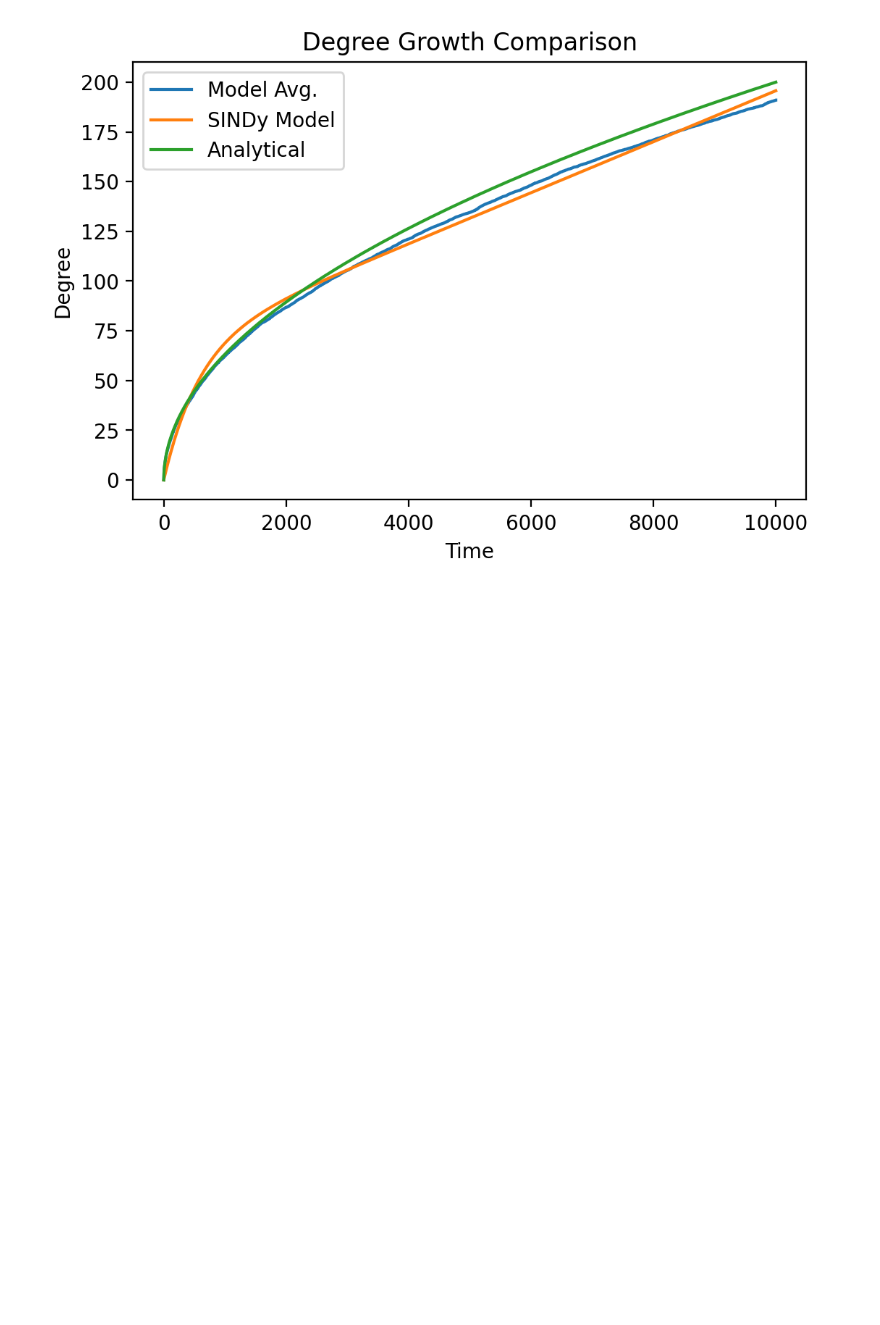
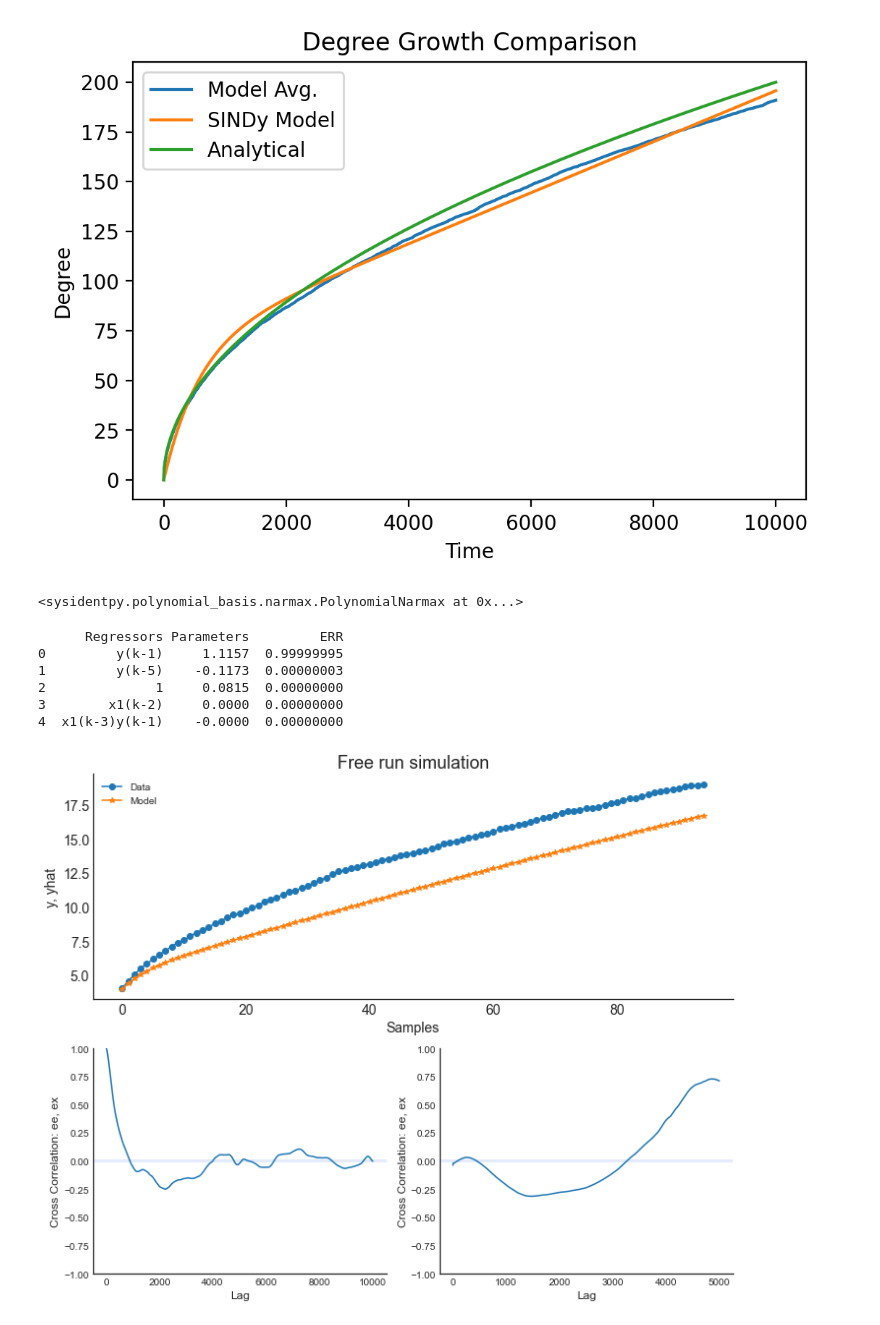
Before and after one commit to DavidContrerasFranco/Data-Driven-Dynamics-Understanding, a Jupyter notebook: Notebooks/barabasi_sindy.ipynb, the cells around one changed output. Drawn from its saved outputs; the diff is of its cells as text; code cells hidden in the pictures; blank space fills up the shorter version.

Commit message:
NARMAX Barabasi - First appraoch

```diff
--- a/Notebooks/barabasi_sindy.ipynb
+++ b/Notebooks/barabasi_sindy.ipynb
@@ -132,0 +142,37 @@ plt.legend(['Model Avg.', 'SINDy Model', 'Analytical'])
+# %%
+delay = 0
+x_train = x_valid = np.zeros(len(avg_degree[delay:,0])).reshape(-1, 1)
+# x_train = x_valid = t[delay:].reshape(-1, 1)
+y_train = y_valid = avg_degree[delay:,0].reshape(-1, 1)
+# %%
+model = PolynomialNarmax(
+    non_degree=3,
+    order_selection=True,
+    n_info_values=10,
+    extended_least_squares=False,
+    ylag=5,
+    xlag=5,
+    info_criteria='aic',
+    estimator='least_squares'
+)
+# %%
+model.fit(x_train, y_train)
+# %% [output]
+<sysidentpy.polynomial_basis.narmax.PolynomialNarmax at 0x...>
+# %%
+yhat = model.predict(x_valid, y_valid)
+results = pd.DataFrame(model.results(err_precision=8, dtype='dec'),
+                        columns=['Regressors', 'Parameters', 'ERR'])
+print(results)
+# %% [output]
+      Regressors Parameters         ERR
+0         y(k-1)     1.1157  0.99999995
+1         y(k-5)    -0.1173  0.00000003
+2              1     0.0815  0.00000000
+3        x1(k-2)     0.0000  0.00000000
+4  x1(k-3)y(k-1)    -0.0000  0.00000000
+# %%
+ee, ex, extras, lam = model.residuals(x_valid, y_valid, yhat)
+model.plot_result(y_valid, yhat, ee, ex)
+# %% [output]
+[figure, added]
```
Also changed, not shown: parts of 3 cells of this notebook.
